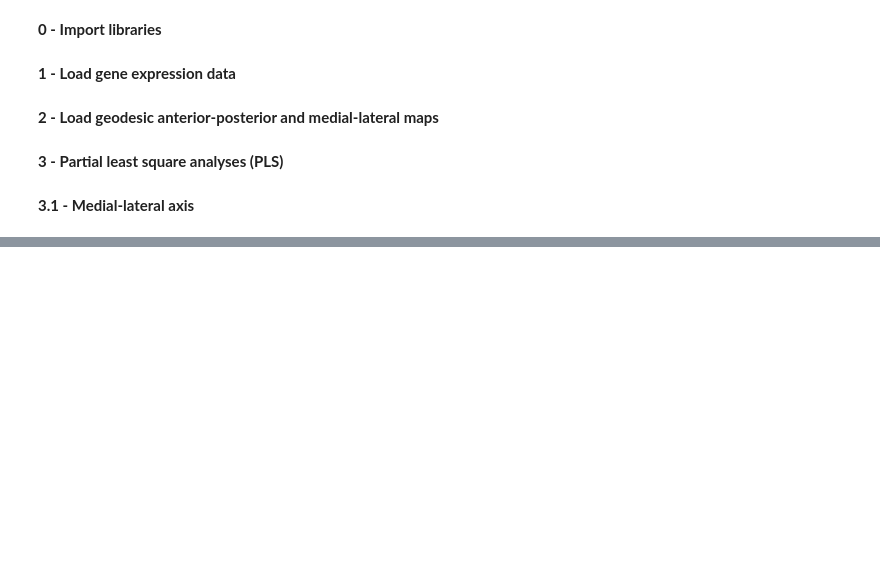
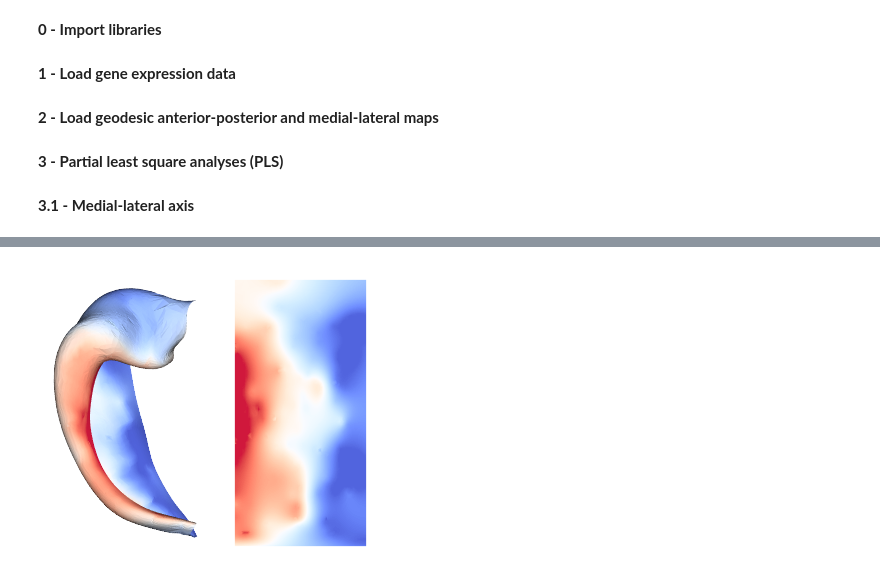
Before and after one commit to alexander-ngo/hippogenes, a Jupyter notebook: notebooks/3_Pathway-Decoding.ipynb, the cells around one changed output, grey strips where cells are left out. Saved outputs shown, nothing was run; the diff lists cells and outputs as text; code cells hidden in the pictures; blank space fills up the shorter version.

```diff
--- a/notebooks/3_Pathway-Decoding.ipynb
+++ b/notebooks/3_Pathway-Decoding.ipynb
@@ -154,5 +160,8 @@ NameError: name 'obs' is not defined
 # %%
 # Wegihted expression
-xs = ap_pls["x_scores"][:,0]
+xs = ml_pls[2][:,0]
 z = (xs - np.mean(xs)) / np.std(xs)
-#plotting.surfplot_canonical_foldunfold(z, hemis=['L'], labels=['hipp'], tighten_cwindow=True, color_bar='right', color_range="sym", cmap="coolwarm", share=True, den='0p5mm', embed_nb=True, screenshot=True, filename="/host/verges/tank/data/alex/projects/HippoGenes/ap_pls_weighted_expression.png")
+hm.plotting.surfplot_canonical_foldunfold(z, cmap="coolwarm", hemis=["L"], labels=["hipp"], unfoldAPrescale=True,
+                                          share="row", tighten_cwindow=True, embed_nb=True)
+# %% [output]
+[figure, added]
```
Also changed, not shown: parts of 9 cells of this notebook, 1 other file.
